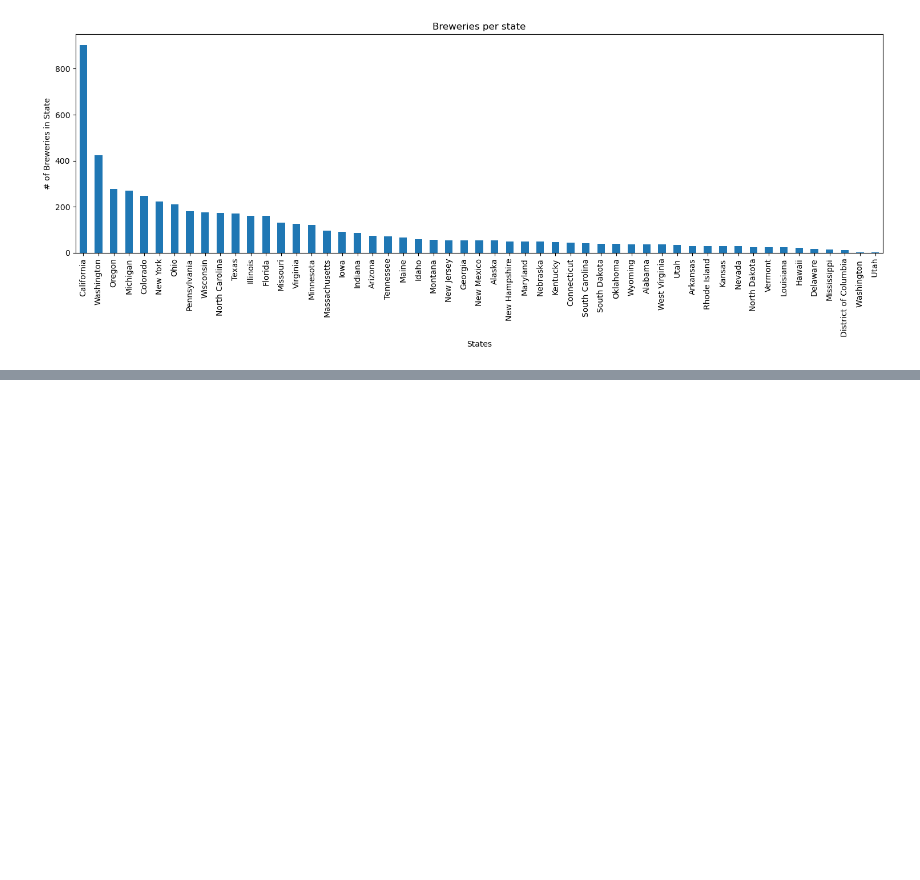
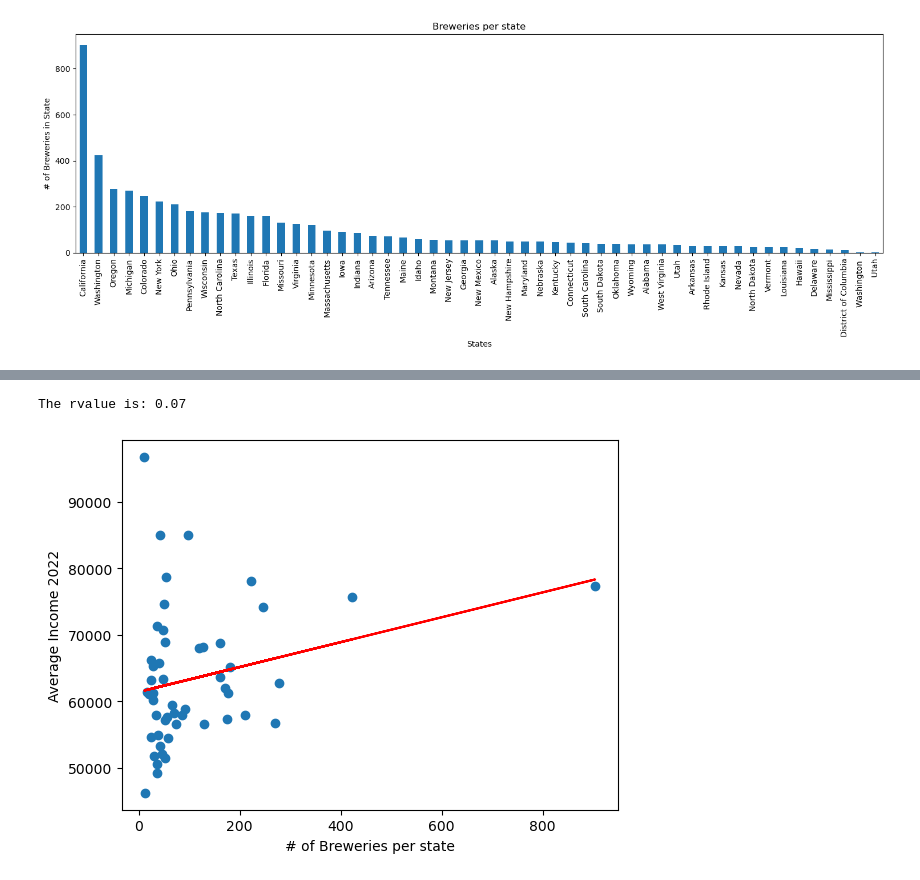
Before and after one commit to scorpionhand/Brewery_Project_One, a Jupyter notebook: Brewery project.ipynb, the cells around one changed output, grey strips where cells are left out. Saved outputs shown, nothing was run; the diff lists cells and outputs as text; code cells hidden in the pictures; blank space fills up the shorter version.

Commit message:
plotted average income to brewery

```diff
--- a/Brewery project.ipynb
+++ b/Brewery project.ipynb
@@ -230,6 +228,7 @@ plt.savefig("Breweries per state.png")
 [figure]
 # %%
 # Read csv
-avg_income_df = pd.read_csv("../Brewery_Project_One/average-income-by-state.csv")
+income_df = Path("average-income-by-state-2024.csv")
+avg_income_df = pd.read_csv(income_df)
 avg_income_df
 # %% [output]
@@ -236,0 +252,8 @@ FileNotFoundError: [Errno 2] No such file or directory: '../Brewery_Project_One/
+# %%
+#merging csv file and sorted column of counted breweries per state.
+income_to_Brewery_df = pd.merge(avg_income_df,state_brewery_sort, how = "left", on = ['state','state' ] )
+
+#renaming column and dropping United states row.
+income_to_Brewery_df=income_to_Brewery_df.rename(columns={'id': '# of Breweries'})
+income_to_Brewery_df.dropna(subset=['# of Breweries'], inplace=True)
+income_to_Brewery_df
@@ -236,0 +278,16 @@ FileNotFoundError: [Errno 2] No such file or directory: '../Brewery_Project_One/
+# %%
+avg_inc_2022 = income_to_Brewery_df['AverageIncomePerCapita2022']
+brewery = income_to_Brewery_df['# of Breweries']
+plt.scatter(brewery, avg_inc_2022)
+plt.xlabel("# of Breweries per state")
+plt.ylabel("Average Income 2022")
+(slope, intercept, rvalue, pvalue, stderr) = linregress(brewery,avg_inc_2022)
+regress_value = brewery * slope + intercept
+line_eq = "Y = " + str(round(slope,2)) + "X + " + str(round(intercept,2))
+plt.plot(brewery, regress_value, "r-")
+plt.annotate(line_eq, (5.8,0.8), fontsize=15, color = "red")
+print(f"The rvalue is: {round(rvalue**2,2)}")
+plt.show()
+# %% [output]
+The rvalue is: 0.07
+[figure, added]
```
Also changed, not shown: parts of 5 cells of this notebook, 1 other file.
